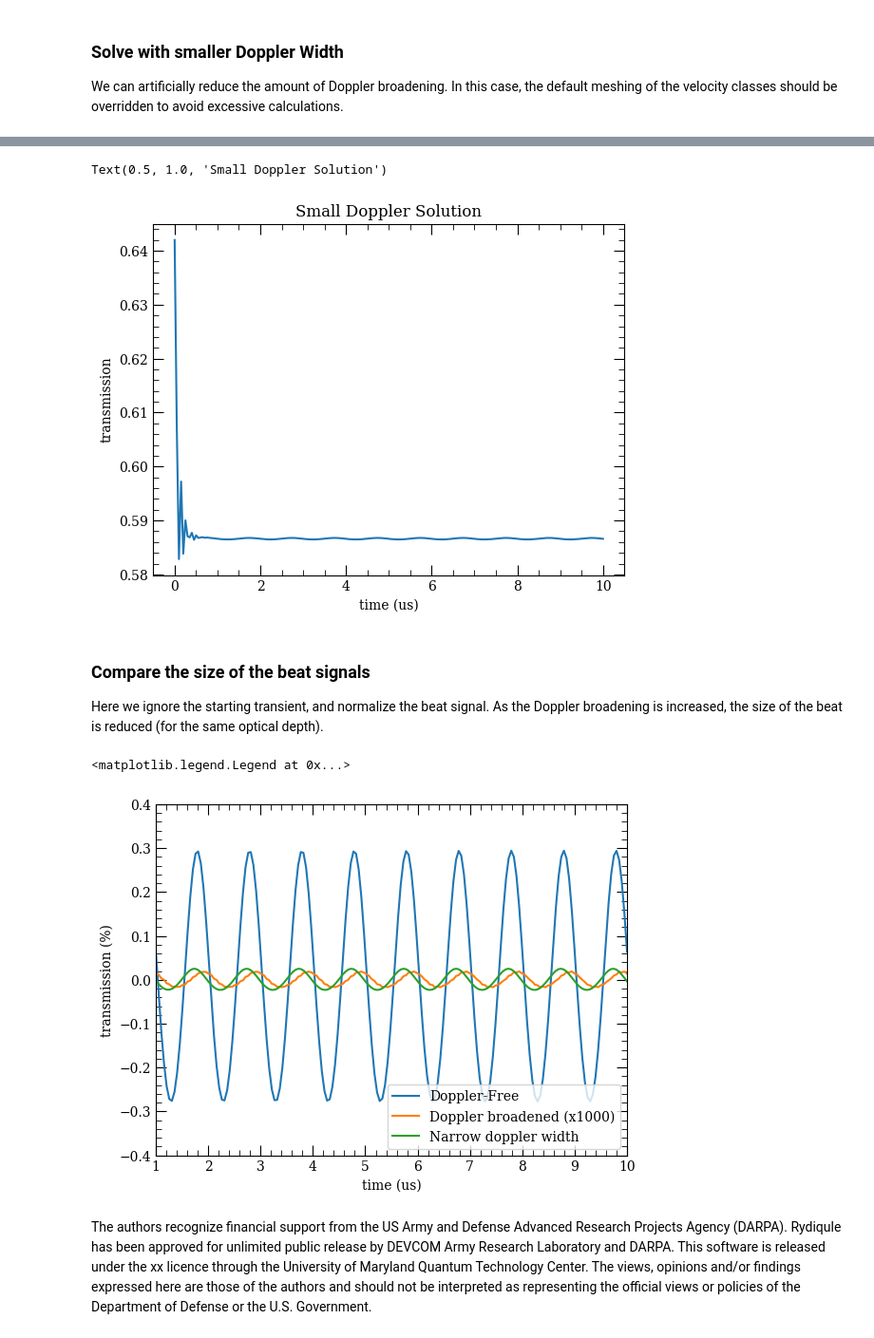
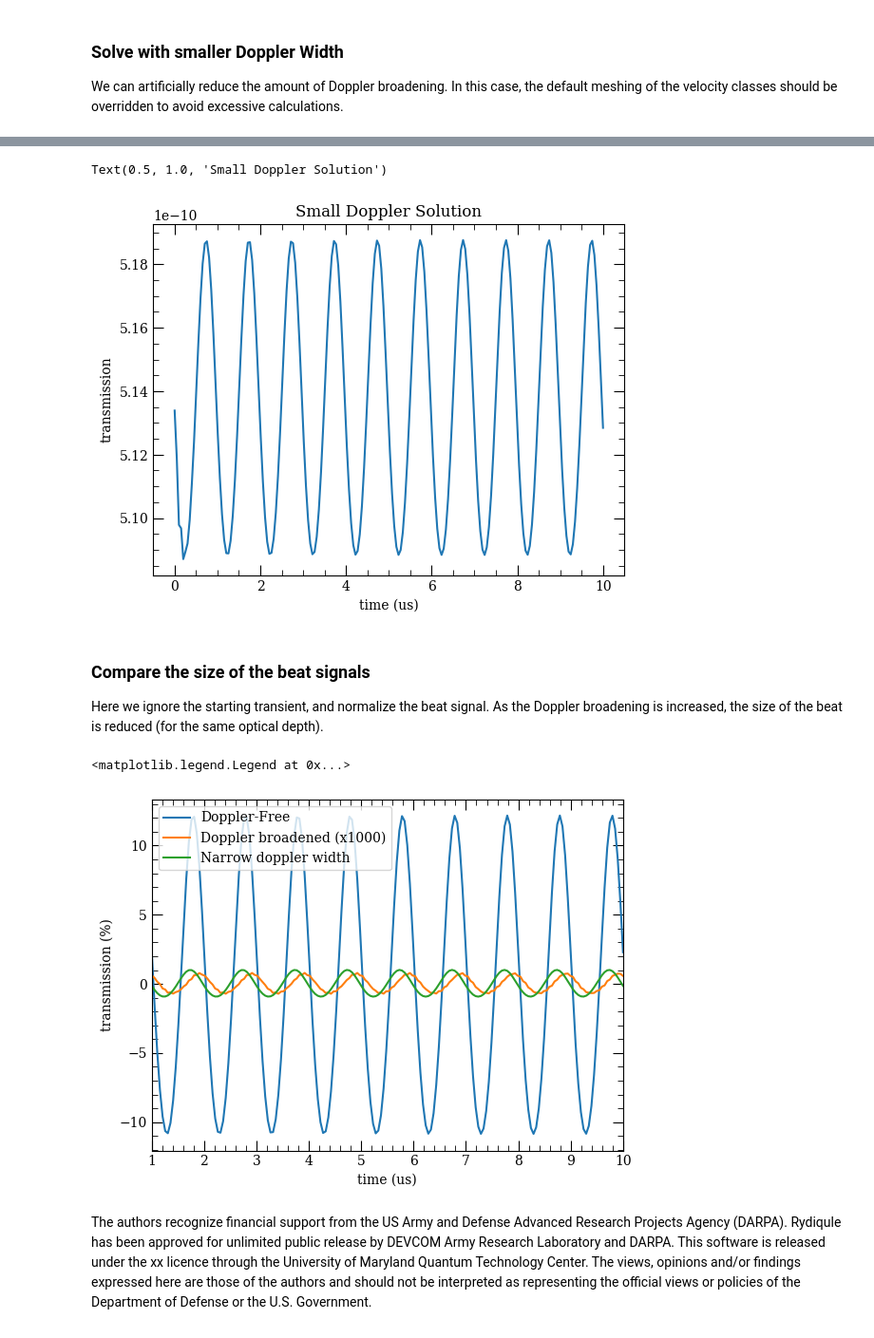
Before and after one commit to QTC-UMD/rydiqule, a Jupyter notebook: examples/RF_Heterodyne_Doppler.ipynb, the cells around one changed output, grey strips where cells are left out. Shown at 95% size. Saved outputs shown, nothing was run; the diff lists cells and outputs as text; code cells hidden in the pictures.

```diff
--- a/examples/RF_Heterodyne_Doppler.ipynb
+++ b/examples/RF_Heterodyne_Doppler.ipynb
@@ -34,9 +34,9 @@ RydbergExcitedState = [149, 3, 3.5, 0.5]
 
 atom = "Rb85"
 RbSensor_ss = rq.Cell(atom, *rq.D2_states(atom), RydbergTargetState, RydbergExcitedState,
-                      gamma_transit=2*np.pi*1)
+                      gamma_transit=2*np.pi*1, cell_length = 0.01)
 RbSensor_time = rq.Cell(atom, *rq.D2_states(atom), RydbergTargetState, RydbergExcitedState,
-                      gamma_transit=2*np.pi*1)
+                      gamma_transit=2*np.pi*1, cell_length = 0.01)
 # %%
 state1 = RbSensor_time.states_list()[2]
 state2 = RbSensor_time.states_list()[3]
@@ -92,5 +92,5 @@ Wall time: 82.3 ms
 # %%
-transmission = rq.get_transmission_coef(time_sol, RbSensor_time, 1e-3)
+transmission = time_sol.get_transmission_coef()
 # %%
 fig, ax = plt.subplots()
 ax.plot(time_sol.t, transmission)
@@ -124,5 +124,5 @@ Wall time: 2min 46s
 # %%
-transmission_doppler = rq.get_transmission_coef(time_sol_doppler, RbSensor_time, 1e-3)
+transmission_doppler = time_sol_doppler.get_transmission_coef()
 # %%
 fig, ax = plt.subplots()
 ax.plot(time_sol_doppler.t, transmission_doppler)
@@ -155,5 +155,5 @@ Wall time: 1.1 s
 # %%
-transmission_doppler_narrow = rq.get_transmission_coef(time_sol_doppler_narrow, RbSensor_time, 1e-3)
+transmission_doppler_narrow = time_sol_doppler_narrow.get_transmission_coef()
 # %%
 fig, ax = plt.subplots()
 ax.plot(time_sol_doppler_narrow.t, transmission_doppler_narrow)
@@ -162,7 +162,7 @@ ax.set_ylabel('transmission')
 ax.set_title("Small Doppler Solution")
 # %% [output]
 Text(0.5, 1.0, 'Small Doppler Solution')
-[figure, old version]
+[figure, new version]
 # %% [markdown]
 ### Compare the size of the beat signals
 
@@ -174,16 +174,15 @@ def normalize_trace(trace,expand=1e2):
 # %%
 fig, ax = plt.subplots()
 
 ax.plot(time_sol.t, normalize_trace(transmission), label='Doppler-Free')
 ax.plot(time_sol_doppler.t, normalize_trace(transmission_doppler,1e3), label='Doppler broadened (x1000)')
 ax.plot(time_sol_doppler_narrow.t, normalize_trace(transmission_doppler_narrow), label='Narrow doppler width')
 ax.set_xlim((1,10))
-ax.set_ylim((-.4,.4))
 ax.set_xlabel("time (us)")
 ax.set_ylabel('transmission (%)')
 ax.legend()
 # %% [output]
 <matplotlib.legend.Legend at 0x...>
-[figure, old version]
+[figure, new version]
 # %% [markdown]
 The authors recognize financial support from the US Army and Defense Advanced Research Projects Agency (DARPA). Rydiqule has been approved for unlimited public release by DEVCOM Army Research Laboratory and DARPA.  This software is released under the xx licence through the University of Maryland Quantum Technology Center.  The views, opinions and/or findings expressed here are those of the authors and should not be interpreted as representing the official views or policies of the Department of Defense or the U.S. Government.
```
Also changed, not shown: parts of 6 cells of this notebook, 47 other files.
